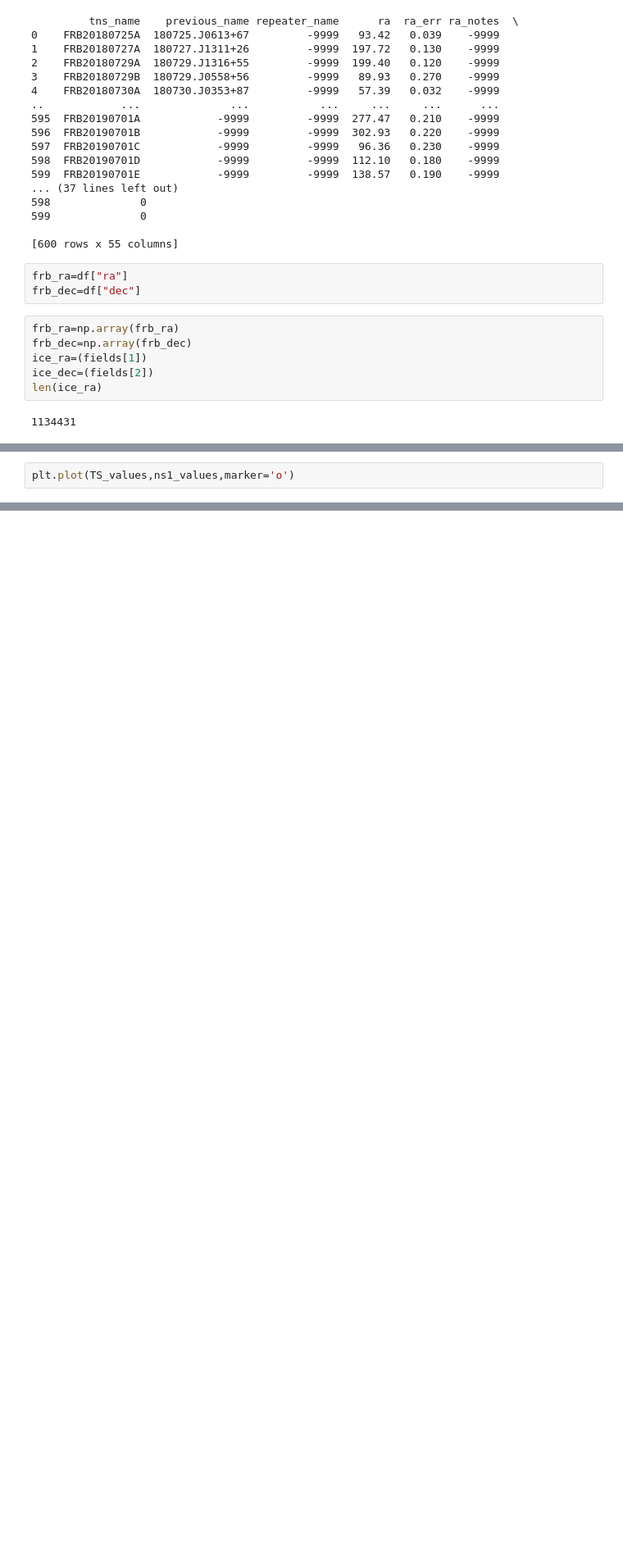
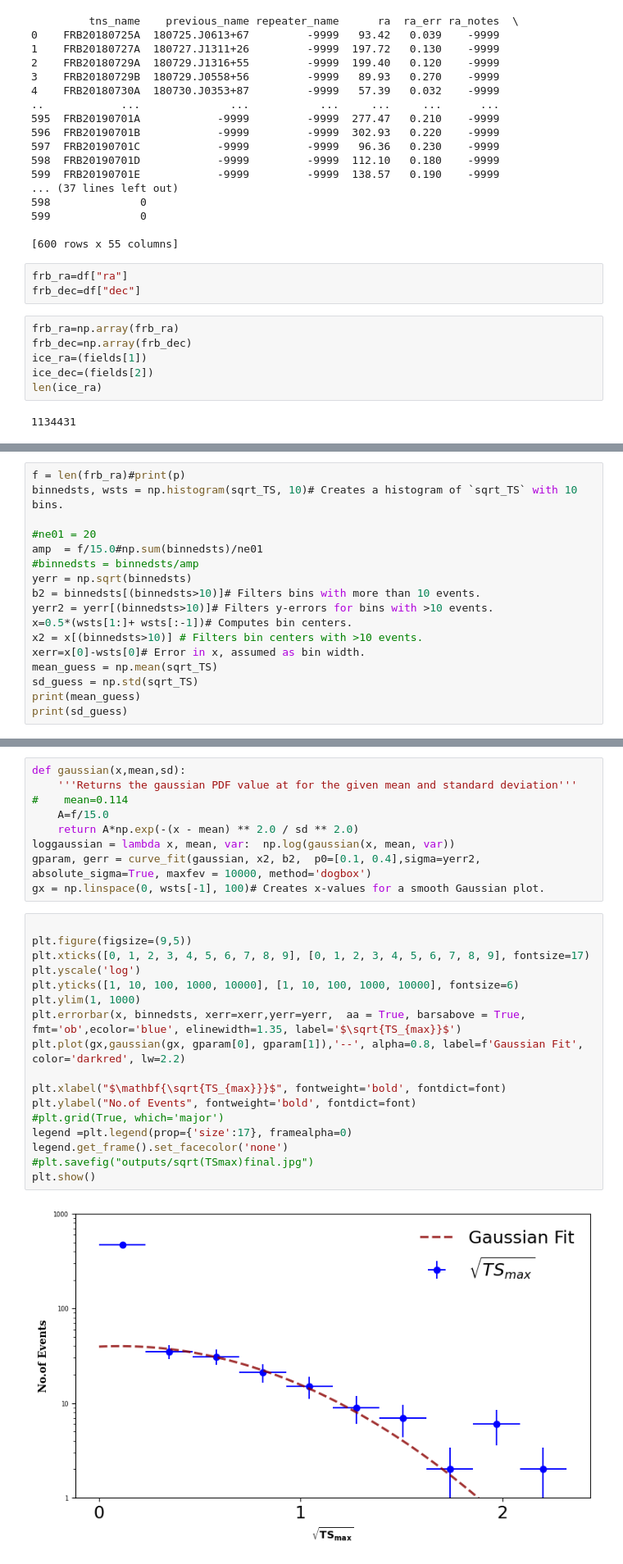
Before and after one commit to Fathima-Shifa-M/Nuetrinoastrophysics, a Jupyter notebook: frb_graph.ipynb, the cells around one changed output, grey strips where cells are left out. Shown: that part at 82% size. Drawn from its saved outputs; the diff is of its cells as text; blank space fills up the shorter version.

```diff
--- a/frb_graph.ipynb
+++ b/frb_graph.ipynb
@@ -131,5 +133,20 @@ for i in range(0,600):
 598|31434|0.0|0.0
 599|39387|0.0|0.0
 # %%
-plt.plot(TS_values,ns1_values,marker='o')
+f = len(frb_ra)#print(p)
+binnedsts, wsts = np.histogram(sqrt_TS, 10)# Creates a histogram of `sqrt_TS` with 10 bins.
+
+#ne01 = 20
+amp  = f/15.0#np.sum(binnedsts)/ne01
+#binnedsts = binnedsts/amp
+yerr = np.sqrt(binnedsts)
+b2 = binnedsts[(binnedsts>10)]# Filters bins with more than 10 events.
+yerr2 = yerr[(binnedsts>10)]# Filters y-errors for bins with >10 events.
+x=0.5*(wsts[1:]+ wsts[:-1])# Computes bin centers.
+x2 = x[(binnedsts>10)] # Filters bin centers with >10 events.
+xerr=x[0]-wsts[0]# Error in x, assumed as bin width.
+mean_guess = np.mean(sqrt_TS)
+sd_guess = np.std(sqrt_TS)
+print(mean_guess)
+print(sd_guess)
 # %% [output]
@@ -137,0 +155,28 @@ plt.plot(TS_values,ns1_values,marker='o')
+# %%
+def gaussian(x,mean,sd):
+    '''Returns the gaussian PDF value at for the given mean and standard deviation'''
+#    mean=0.114
+    A=f/15.0
+    return A*np.exp(-(x - mean) ** 2.0 / sd ** 2.0)
+loggaussian = lambda x, mean, var:  np.log(gaussian(x, mean, var))
+gparam, gerr = curve_fit(gaussian, x2, b2,  p0=[0.1, 0.4],sigma=yerr2, absolute_sigma=True, maxfev = 10000, method='dogbox')
+gx = np.linspace(0, wsts[-1], 100)# Creates x-values for a smooth Gaussian plot.
+# %%
+
+plt.figure(figsize=(9,5))
+plt.xticks([0, 1, 2, 3, 4, 5, 6, 7, 8, 9], [0, 1, 2, 3, 4, 5, 6, 7, 8, 9], fontsize=17)
+plt.yscale('log')
+plt.yticks([1, 10, 100, 1000, 10000], [1, 10, 100, 1000, 10000], fontsize=6)
+plt.ylim(1, 1000)
+plt.errorbar(x, binnedsts, xerr=xerr,yerr=yerr,  aa = True, barsabove = True, fmt='ob',ecolor='blue', elinewidth=1.35, label='$\sqrt{TS_{max}}$')
+plt.plot(gx,gaussian(gx, gparam[0], gparam[1]),'--', alpha=0.8, label=f'Gaussian Fit', color='darkred', lw=2.2)
+
+plt.xlabel("$\mathbf{\sqrt{TS_{max}}}$", fontweight='bold', fontdict=font)
+plt.ylabel("No.of Events", fontweight='bold', fontdict=font)
+#plt.grid(True, which='major')
+legend =plt.legend(prop={'size':17}, framealpha=0)
+legend.get_frame().set_facecolor('none')
+#plt.savefig("outputs/sqrt(TSmax)final.jpg")
+plt.show()
+# %% [output]
+[figure, added]
```
Also changed, not shown: parts of 4 cells of this notebook.
